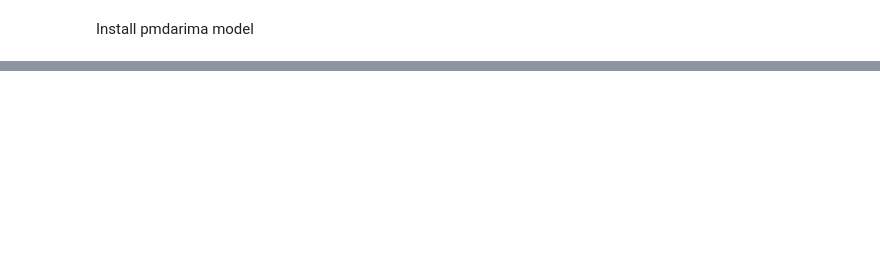
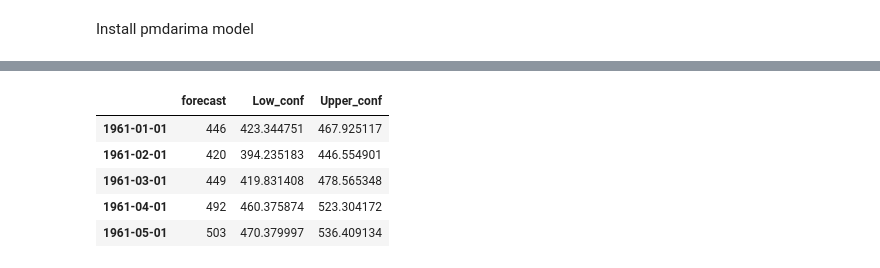
Before and after one commit to kulaish/VS-code-1, a Jupyter notebook: Time series analysis/TM.ipynb, the cells around one changed output, grey strips where cells are left out. Cells and saved outputs as stored; diff of their text form; code cells hidden in the pictures; blank space fills up the shorter version.

```diff
--- a/Time series analysis/TM.ipynb
+++ b/Time series analysis/TM.ipynb
@@ -119,0 +258,10 @@ Install pmdarima model
+# %%
+df_forecast['forecast'] = df_forecast['forecast'].apply(round)
+df_forecast.head()
+# %% [output]
+|  | forecast | Low_conf | Upper_conf |
+| 1961-01-01 | 446 | 423.344751 | 467.925117 |
+| 1961-02-01 | 420 | 394.235183 | 446.554901 |
+| 1961-03-01 | 449 | 419.831408 | 478.565348 |
+| 1961-04-01 | 492 | 460.375874 | 523.304172 |
+| 1961-05-01 | 503 | 470.379997 | 536.409134 |
```
Also changed, not shown: parts of 24 cells of this notebook.
